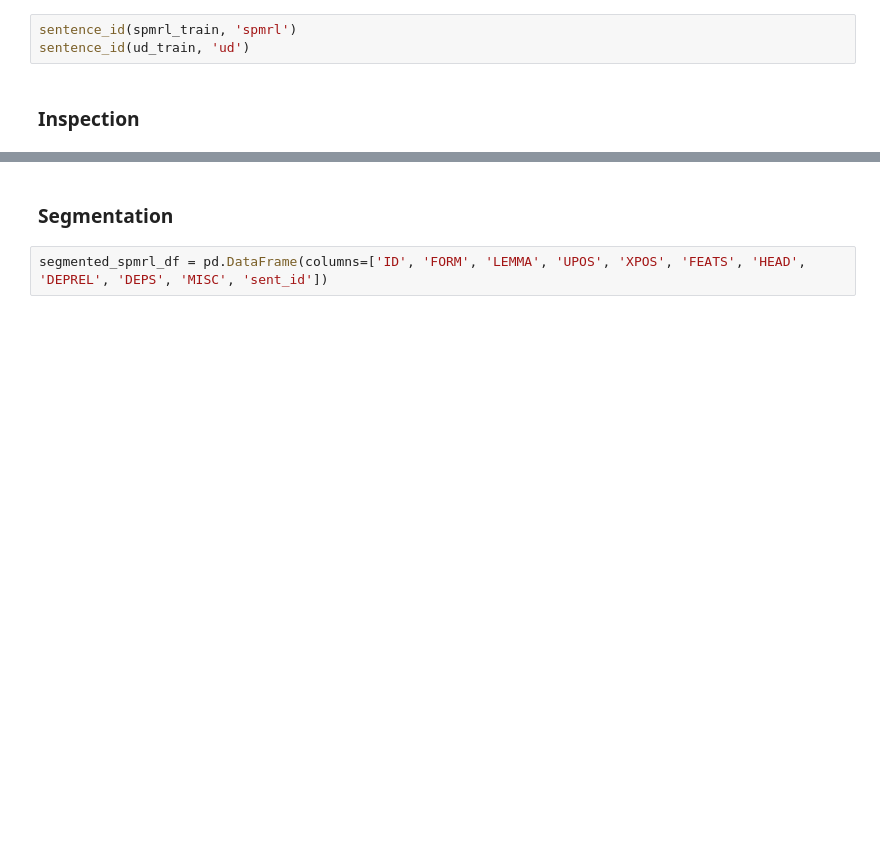
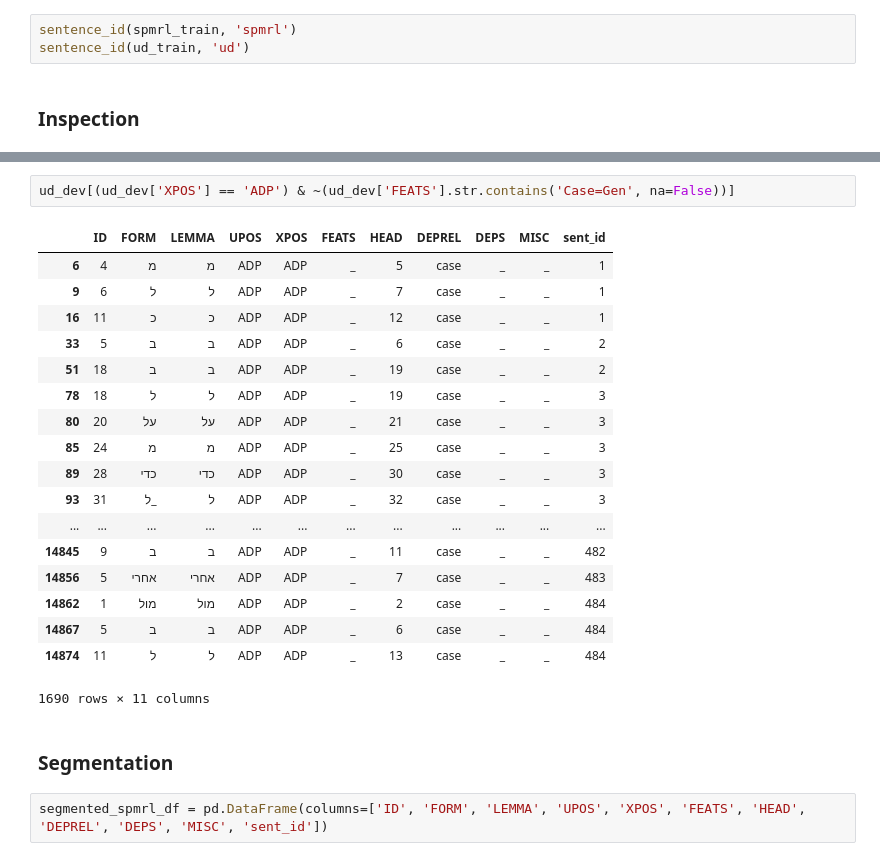
Before and after one commit to OnlpLab/he_treebanks, a Jupyter notebook: spmrl-ud-conversion.ipynb, the cells around one changed output, grey strips where cells are left out. Drawn from its saved outputs; the diff is of its cells as text; blank space fills up the shorter version.

```diff
--- a/spmrl-ud-conversion.ipynb
+++ b/spmrl-ud-conversion.ipynb
@@ -126,3 +187,24 @@ sentence_id(ud_train, 'ud')
+# %%
+ud_dev[(ud_dev['XPOS'] == 'ADP') & ~(ud_dev['FEATS'].str.contains('Case=Gen', na=False))]
+# %% [output]
+|  | ID | FORM | LEMMA | UPOS | XPOS | FEATS | HEAD | DEPREL | DEPS | MISC | sent_id |
+| 6 | 4 | מ | מ | ADP | ADP | _ | 5 | case | _ | _ | 1 |
+| 9 | 6 | ל | ל | ADP | ADP | _ | 7 | case | _ | _ | 1 |
+| 16 | 11 | כ | כ | ADP | ADP | _ | 12 | case | _ | _ | 1 |
+| 33 | 5 | ב | ב | ADP | ADP | _ | 6 | case | _ | _ | 2 |
+| 51 | 18 | ב | ב | ADP | ADP | _ | 19 | case | _ | _ | 2 |
+| 78 | 18 | ל | ל | ADP | ADP | _ | 19 | case | _ | _ | 3 |
+| 80 | 20 | על | על | ADP | ADP | _ | 21 | case | _ | _ | 3 |
+| 85 | 24 | מ | מ | ADP | ADP | _ | 25 | case | _ | _ | 3 |
+| 89 | 28 | כדי | כדי | ADP | ADP | _ | 30 | case | _ | _ | 3 |
+| 93 | 31 | ל_ | ל | ADP | ADP | _ | 32 | case | _ | _ | 3 |
+| ... | ... | ... | ... | ... | ... | ... | ... | ... | ... | ... | ... |
+| 14845 | 9 | ב | ב | ADP | ADP | _ | 11 | case | _ | _ | 482 |
+| 14856 | 5 | אחרי | אחרי | ADP | ADP | _ | 7 | case | _ | _ | 483 |
+| 14862 | 1 | מול | מול | ADP | ADP | _ | 2 | case | _ | _ | 484 |
+| 14867 | 5 | ב | ב | ADP | ADP | _ | 6 | case | _ | _ | 484 |
+| 14874 | 11 | ל | ל | ADP | ADP | _ | 13 | case | _ | _ | 484 |
+1690 rows × 11 columns
 # %% [markdown]
 ### Segmentation
 # %%
```
Also changed, not shown: parts of 22 cells of this notebook.
